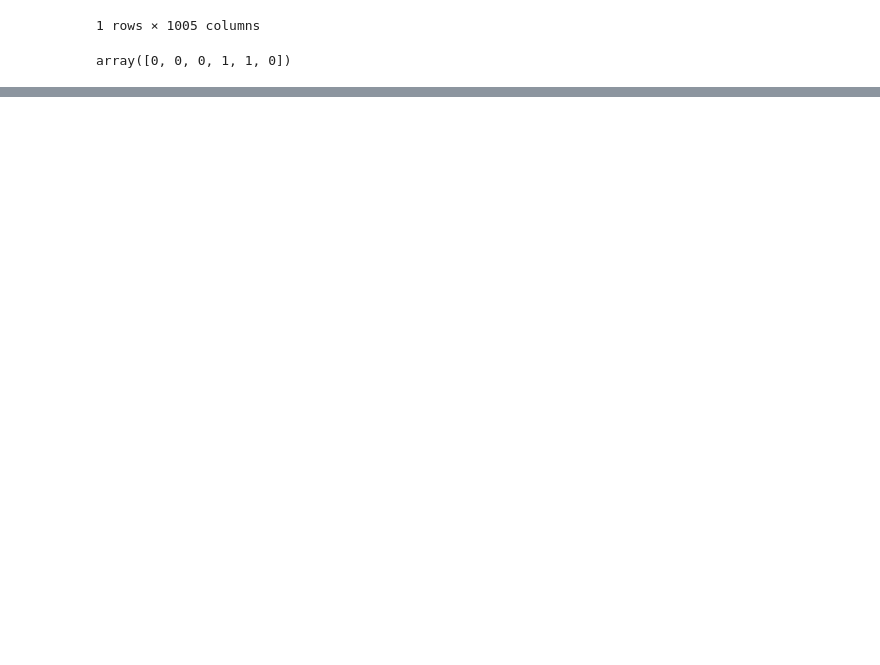
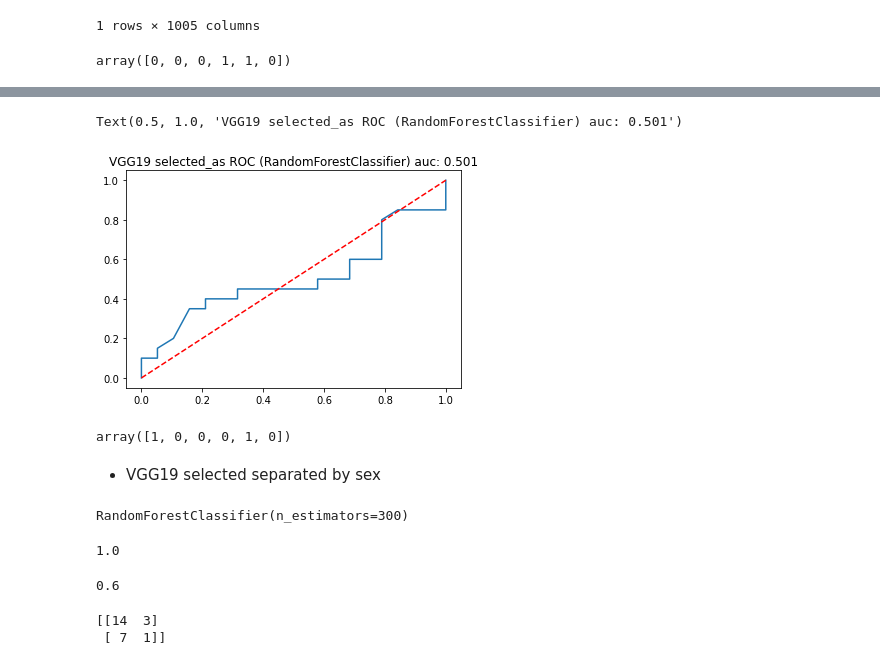
Before and after one commit to GerardDD/PR_Final_PeriapicalRadiography_Classification, a Jupyter notebook: Modelo/Model_creation.ipynb, the cells around one changed output, grey strips where cells are left out. Drawn from its saved outputs; the diff is of its cells as text; code cells hidden in the pictures; blank space fills up the shorter version.

```diff
--- a/Modelo/Model_creation.ipynb
+++ b/Modelo/Model_creation.ipynb
@@ -1438,0 +1420,9 @@ array([0, 0, 0, 1, 1, 0])
+# %%
+X = df.drop(['Target','sex','age','age_bin'],axis=1)
+y = df.Target
+# %%
+X_train, X_test, y_train, y_test = train_test_split(X,y,test_size = 0.15,shuffle=True)
+# %%
+model = RandomForestClassifier(criterion='gini',n_estimators=250)
+# %%
+model.fit(X_train, y_train)
@@ -1438,0 +1457,16 @@ array([0, 0, 0, 1, 1, 0])
+# %%
+p = model.predict_proba(X_test)
+fpr, tpr, th = roc_curve(y_test, p[:,1])
+plt.plot(fpr, tpr)
+plt.plot([0,1],[0,1], c='r', linestyle='--')
+plt.title(f'VGG19 selected_as ROC (RandomForestClassifier) auc: {round(auc(fpr, tpr),3)}')
+#plt.savefig('ROC_randomforest_vgg19_selected_as.png')
+# %% [output]
+Text(0.5, 1.0, 'VGG19 selected_as ROC (RandomForestClassifier) auc: 0.501')
+[figure, added]
+# %%
+model.predict(df_prueba.drop(['sex','age','age_bin'],axis=1))
+# %% [output]
+array([1, 0, 0, 0, 1, 0])
+# %% [markdown]
+- VGG19 selected separated by sex
@@ -1438,0 +1482,12 @@ array([0, 0, 0, 1, 1, 0])
+# %%
+model.fit(X_train, y_train)
+# %% [output]
+RandomForestClassifier(n_estimators=300)
+# %%
+model.score(X_train,y_train)
+# %% [output]
+1.0
+# %%
+model.score(X_test,y_test)
+# %% [output]
+0.6
@@ -1438,0 +1496,5 @@ array([0, 0, 0, 1, 1, 0])
+# %%
+print((confusion_matrix(y_test,y_pred)))
+# %% [output]
+[[14  3]
+ [ 7  1]]
```
Also changed, not shown: parts of 128 cells of this notebook, 8 other files.
